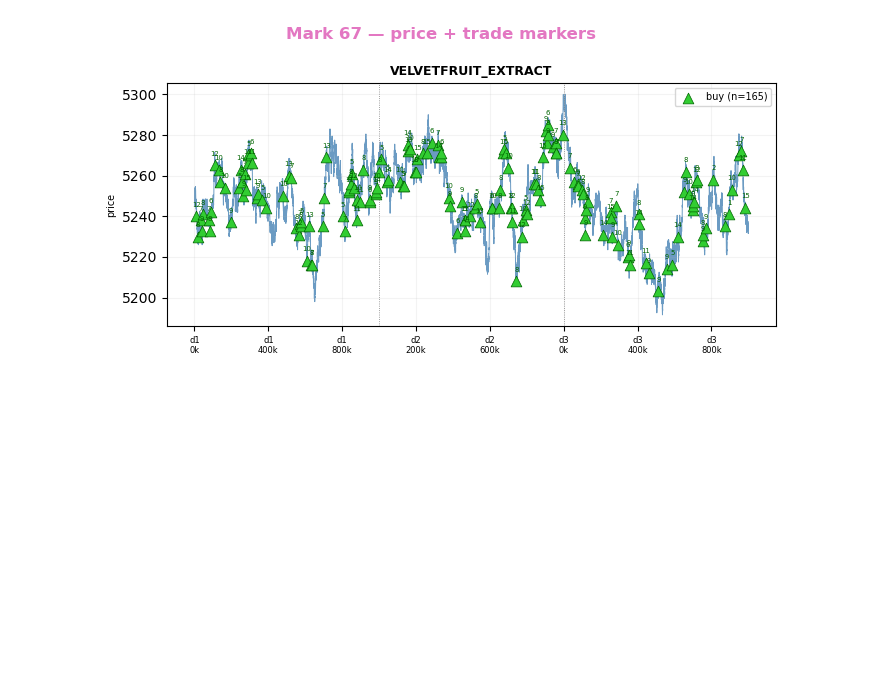
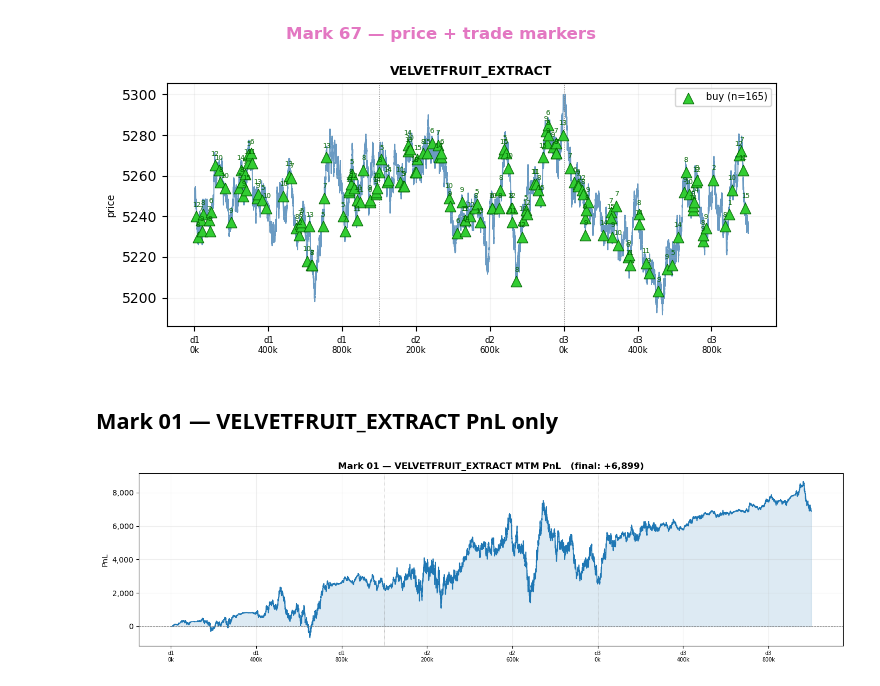
Before and after one commit to SakshamAror/IMC-Prosperity-4, a Jupyter notebook: round4_bots.ipynb, the cells around one changed output. Cells and saved outputs as stored; diff of their text form; code cells hidden in the pictures; blank space fills up the shorter version.

```diff
--- a/round4_bots.ipynb
+++ b/round4_bots.ipynb
@@ -252,3 +252,35 @@ for bot in BOTS:
 [figure]
 [figure]
 [figure]
+# %% [markdown]
+## Mark 01 — VELVETFRUIT_EXTRACT PnL only
+# %%
+BOT  = 'Mark 01'
+PROD = 'VELVETFRUIT_EXTRACT'
+
+bt = trades[(trades['buyer'] == BOT) | (trades['seller'] == BOT)]
+bt = bt[bt['symbol'] == PROD].sort_values('abs_ts').copy()
+bt['signed_qty'] = bt.apply(lambda r:  r['quantity'] if r['buyer'] == BOT else -r['quantity'], axis=1)
+bt['cash_flow']  = bt.apply(lambda r: -r['price'] * r['quantity'] if r['buyer'] == BOT
+                              else  r['price'] * r['quantity'], axis=1)
+bt['cum_qty']  = bt['signed_qty'].cumsum()
+bt['cum_cash'] = bt['cash_flow'].cumsum()
+
+pp = price_snap[price_snap['product'] == PROD].sort_values('abs_ts')
+merged = pd.merge_asof(pp, bt[['abs_ts','cum_qty','cum_cash']], on='abs_ts', direction='backward')
+merged[['cum_qty','cum_cash']] = merged[['cum_qty','cum_cash']].fillna(0)
+merged['pnl'] = merged['cum_cash'] + merged['cum_qty'] * merged['mid_price']
+
+fig, ax = plt.subplots(figsize=(14, 4))
+ax.plot(merged['abs_ts'], merged['pnl'], color=bot_color[BOT], lw=1.2)
+ax.fill_between(merged['abs_ts'], merged['pnl'], alpha=0.15, color=bot_color[BOT])
+ax.axhline(0, color='grey', lw=0.7, ls='--')
+day_vlines(ax)
+ax.set_xticks(XT_POS[::2]); ax.set_xticklabels(XT_LBL[::2], fontsize=7)
+ax.yaxis.set_major_formatter(plt.FuncFormatter(lambda v, _: f'{v:,.0f}'))
+ax.set_title(f'{BOT} — {PROD} MTM PnL   (final: {merged["pnl"].iloc[-1]:+,.0f})', fontweight='bold')
+ax.set_ylabel('PnL'); ax.grid(True, alpha=0.2)
+plt.tight_layout()
+plt.show()
+# %% [output]
+[figure, added]
```
Also changed, not shown: parts of 1 cell of this notebook, 1 other file.
